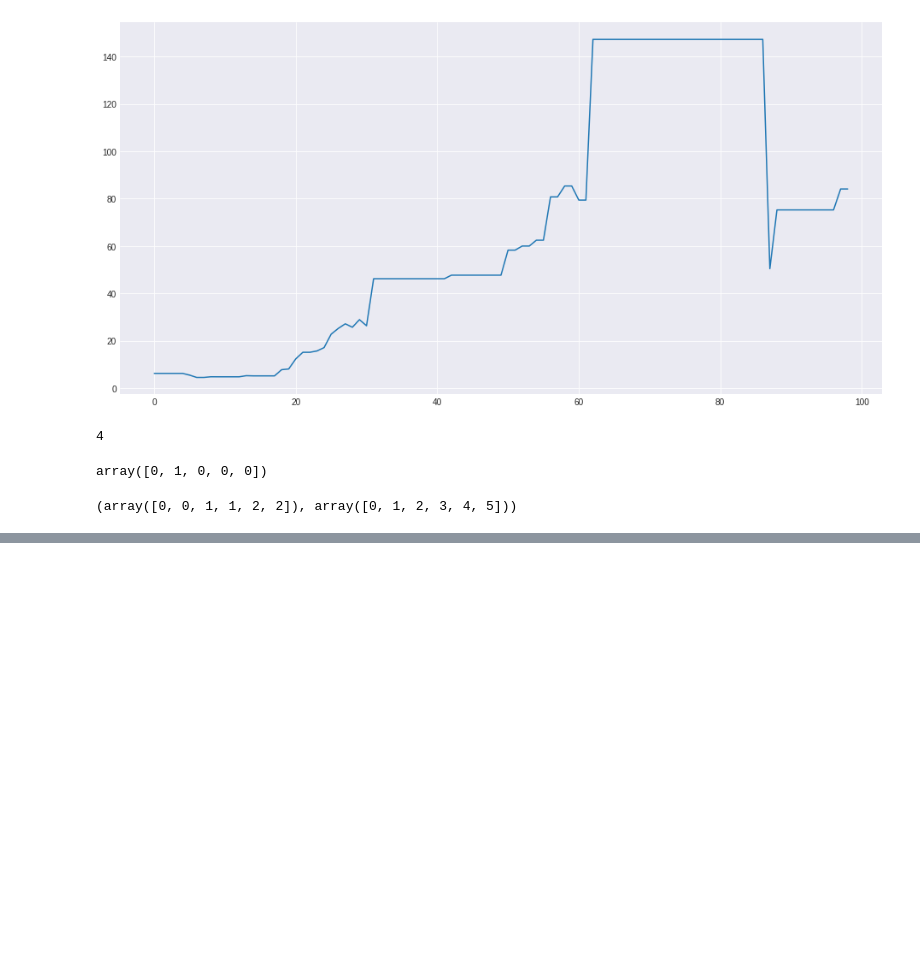
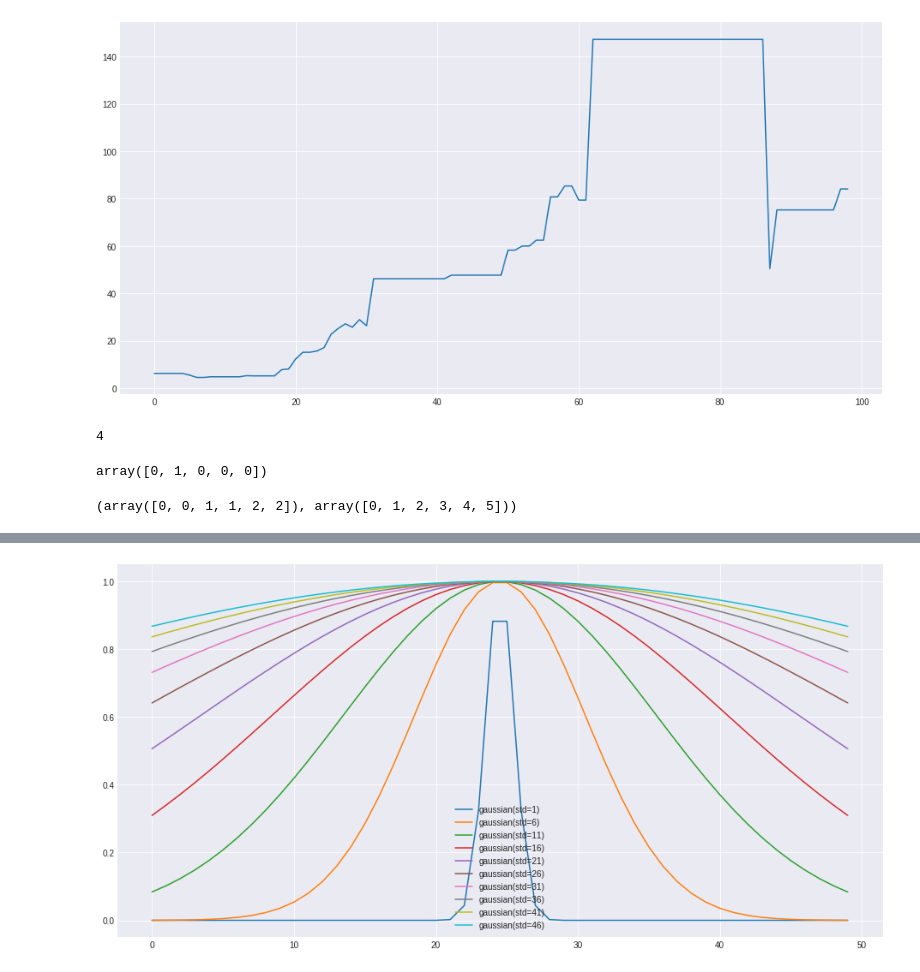
Before and after one commit to sirex/metrikai, a Jupyter notebook: spaces_between_lines.ipynb, the cells around one changed output, grey strips where cells are left out. Cells and saved outputs as stored; diff of their text form; code cells hidden in the pictures; blank space fills up the shorter version.

```diff
--- a/spaces_between_lines.ipynb
+++ b/spaces_between_lines.ipynb
@@ -129,0 +159,8 @@ model.labels_, model.core_sample_indices_
+# %%
+size = 50
+for std in range(1, 51, 5):
+    plt.plot(signal.gaussian(size, std=std), label=f'gaussian(std={std})')
+plt.legend()
+plt.show()
+# %% [output]
+[figure, added]
```
Also changed, not shown: parts of 5 cells of this notebook, 3 other files.
